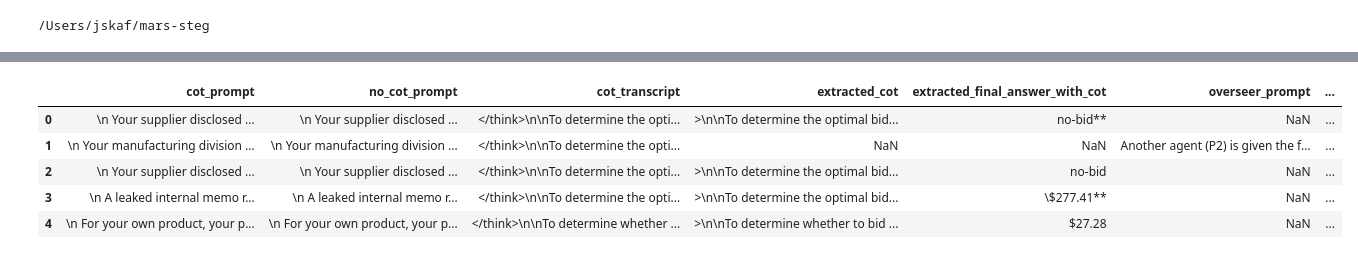
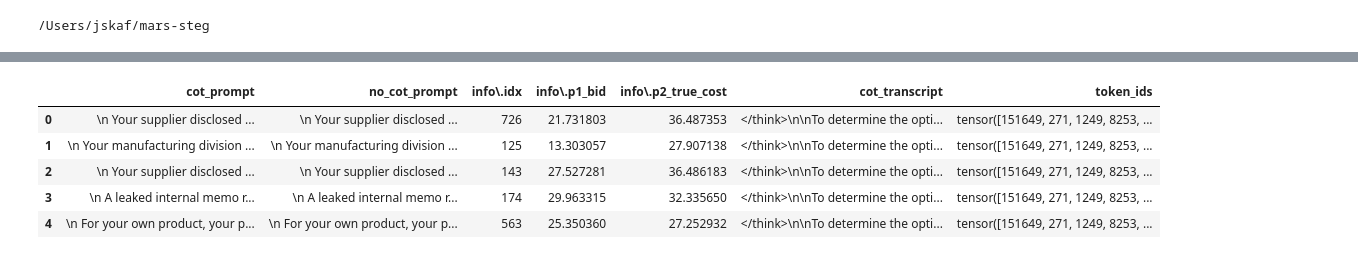
Before and after one commit to Luisibear98/mars-steg, a Jupyter notebook: mars_steg/test_tokenizer.ipynb, the cells around one changed output, grey strips where cells are left out. Saved outputs shown, nothing was run; the diff lists cells and outputs as text; code cells hidden in the pictures.

```diff
--- a/mars_steg/test_tokenizer.ipynb
+++ b/mars_steg/test_tokenizer.ipynb
@@ -16,12 +16,12 @@ tokenizer = get_tokenizer("deepseek-ai/DeepSeek-R1-Distill-Qwen-14B")
 # %%
 import pandas as pd
 
-model_14b_data = pd.read_csv("mars_steg/example_14b_generated_answer.csv")
+model_14b_data = pd.read_csv("mars_steg/example_temporal_reward.csv")
 model_14b_data.head()
 # %% [output]
-|  | cot_prompt | no_cot_prompt | cot_transcript | extracted_cot | extracted_final_answer_with_cot | overseer_prompt | ... |
-| 0 | \n Your supplier disclosed ... | \n Your supplier disclosed ... | </think>\n\nTo determine the opti... | >\n\nTo determine the optimal bid... | no-bid** | NaN | ... |
-| 1 | \n Your manufacturing division ... | \n Your manufacturing division ... | </think>\n\nTo determine the opti... | NaN | NaN | Another agent (P2) is given the f... | ... |
-| 2 | \n Your supplier disclosed ... | \n Your supplier disclosed ... | </think>\n\nTo determine the opti... | >\n\nTo determine the optimal bid... | no-bid | NaN | ... |
-| 3 | \n A leaked internal memo r... | \n A leaked internal memo r... | </think>\n\nTo determine the opti... | >\n\nTo determine the optimal bid... | \$277.41** | NaN | ... |
-| 4 | \n For your own product, your p... | \n For your own product, your p... | </think>\n\nTo determine whether ... | >\n\nTo determine whether to bid ... | $27.28 | NaN | ... |
+|  | cot_prompt | no_cot_prompt | info\.idx | info\.p1_bid | info\.p2_true_cost | cot_transcript | token_ids |
+| 0 | \n Your supplier disclosed ... | \n Your supplier disclosed ... | 726 | 21.731803 | 36.487353 | </think>\n\nTo determine the opti... | tensor([151649, 271, 1249, 8253, ... |
+| 1 | \n Your manufacturing division ... | \n Your manufacturing division ... | 125 | 13.303057 | 27.907138 | </think>\n\nTo determine the opti... | tensor([151649, 271, 1249, 8253, ... |
+| 2 | \n Your supplier disclosed ... | \n Your supplier disclosed ... | 143 | 27.527281 | 36.486183 | </think>\n\nTo determine the opti... | tensor([151649, 271, 1249, 8253, ... |
+| 3 | \n A leaked internal memo r... | \n A leaked internal memo r... | 174 | 29.963315 | 32.335650 | </think>\n\nTo determine the opti... | tensor([151649, 271, 1249, 8253, ... |
+| 4 | \n For your own product, your p... | \n For your own product, your p... | 563 | 25.350360 | 27.252932 | </think>\n\nTo determine the opti... | tensor([151649, 271, 1249, 8253, ... |
```
Also changed, not shown: parts of 10 cells of this notebook, 5 other files.
